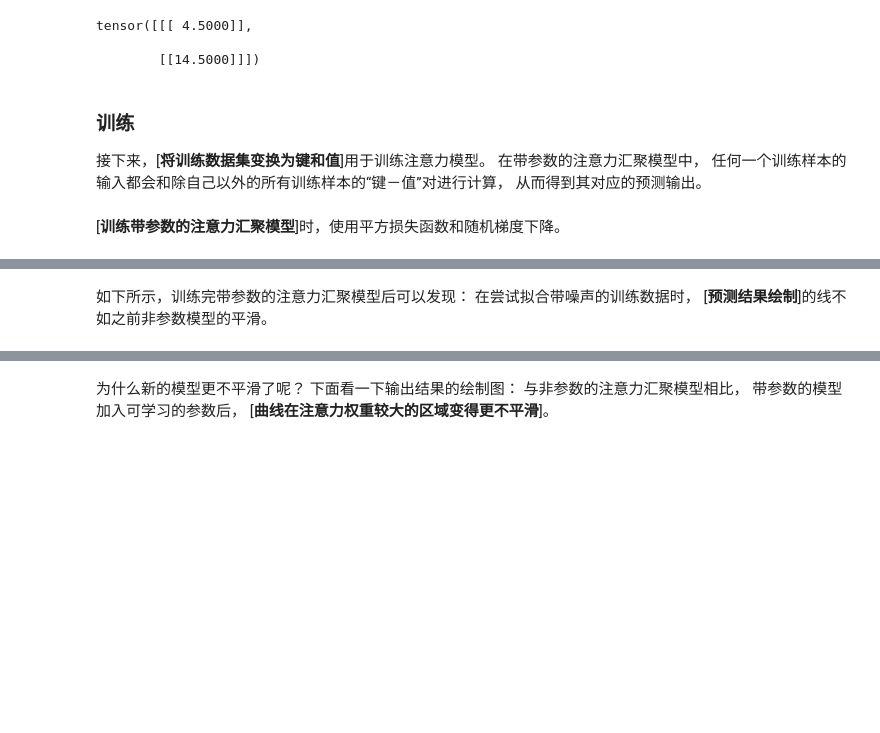
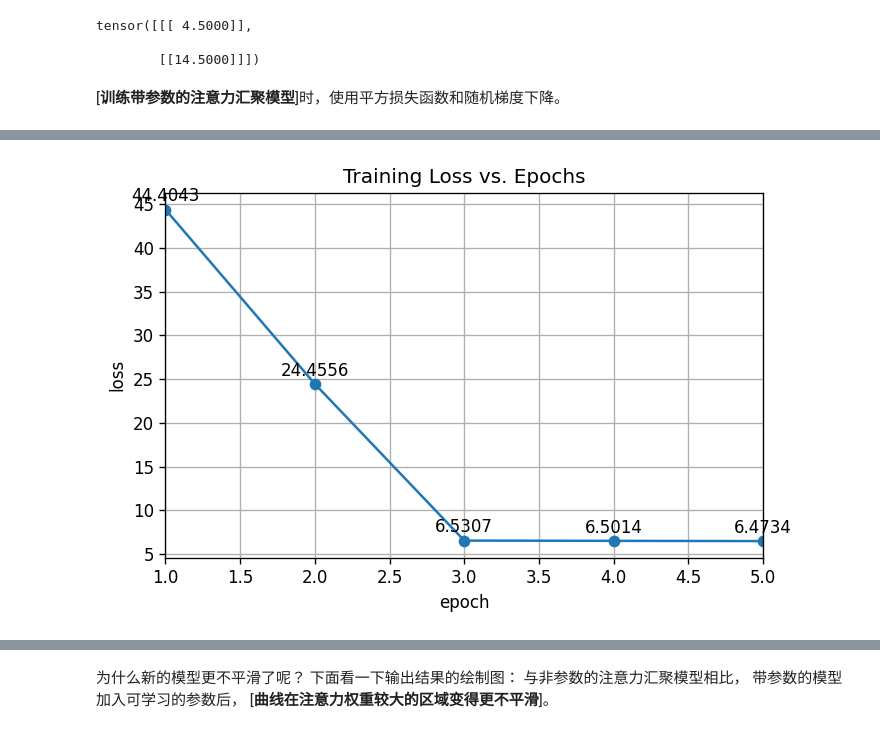
Before and after one commit to SimonSkywalke/diveIntoDeepLearningEasy, a Jupyter notebook: chapter10_attention-mechanisms/10.2_nadaraya-waston.ipynb, the cells around one changed output, grey strips where cells are left out. Drawn from its saved outputs; the diff is of its cells as text; code cells hidden in the pictures; blank space fills up the shorter version.

```diff
--- a/chapter10_attention-mechanisms/10.2_nadaraya-waston.ipynb
+++ b/chapter10_attention-mechanisms/10.2_nadaraya-waston.ipynb
@@ -181,10 +182,3 @@ class NWKernelRegression(nn.Module):
         return torch.bmm(self.attention_weights.unsqueeze(1),
                          values.unsqueeze(-1)).reshape(-1)
-# %% [markdown]
-### 训练
-
-接下来，[**将训练数据集变换为键和值**]用于训练注意力模型。
-在带参数的注意力汇聚模型中，
-任何一个训练样本的输入都会和除自己以外的所有训练样本的“键－值”对进行计算，
-从而得到其对应的预测输出。
 # %%
@@ -199,16 +202,43 @@ values = Y_tile[(1 - torch.eye(n_train)).type(torch.bool)].reshape((n_train, -1)
 # %% [markdown]
 [**训练带参数的注意力汇聚模型**]时，使用平方损失函数和随机梯度下降。
 # %%
+# 使用平方随时和随机梯度下降
+import torch
+import torch.nn as nn
+import matplotlib.pyplot as plt
+
 net = NWKernelRegression()
 loss = nn.MSELoss(reduction='none')
 trainer = torch.optim.SGD(net.parameters(), lr=0.5)
-animator = d2l.Animator(xlabel='epoch', ylabel='loss', xlim=[1, 5])
+
+plt.figure(figsize=(6, 4))
+plt.xlabel('epoch')
+plt.ylabel('loss')
+plt.xlim(1, 5)
+epochs = []
+losses = []
 
 for epoch in range(5):
     trainer.zero_grad()
     l = loss(net(x_train, keys, values), y_train)
     l.sum().backward()
     trainer.step()
-    print(f'epoch {epoch + 1}, loss {float(l.sum()):.6f}')
-    animator.add(epoch + 1, float(l.sum()))
+
+    # 记录损失值
+    current_loss = float(l.sum())
+    epochs.append(epoch + 1)
+    losses.append(current_loss)
+
+# 训练结束后绘制损失曲线
+plt.plot(epochs, losses, 'o-', linewidth=1.5)
+plt.grid(True)
+plt.title('Training Loss vs. Epochs')
+
+# 添加数据标签
+for i, (x, y) in enumerate(zip(epochs, losses)):
+    plt.annotate(f'{y:.4f}', (x, y), textcoords="offset points",
+                 xytext=(0, 5), ha='center')
+
+plt.tight_layout()
+plt.show()
 # %% [output]
@@ -216,5 +245,2 @@ for epoch in range(5):
+[figure, added]
-# %% [markdown]
-如下所示，训练完带参数的注意力汇聚模型后可以发现：
-在尝试拟合带噪声的训练数据时，
-[**预测结果绘制**]的线不如之前非参数模型的平滑。
 # %%
```
Also changed, not shown: parts of 12 cells of this notebook.
